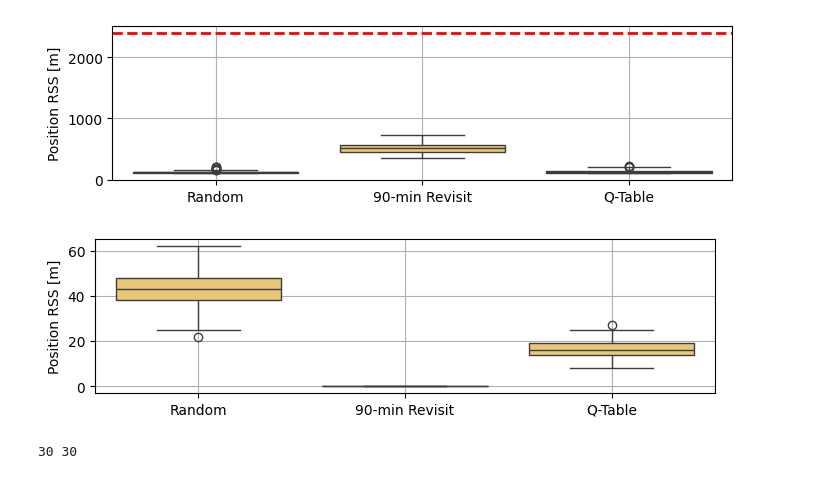
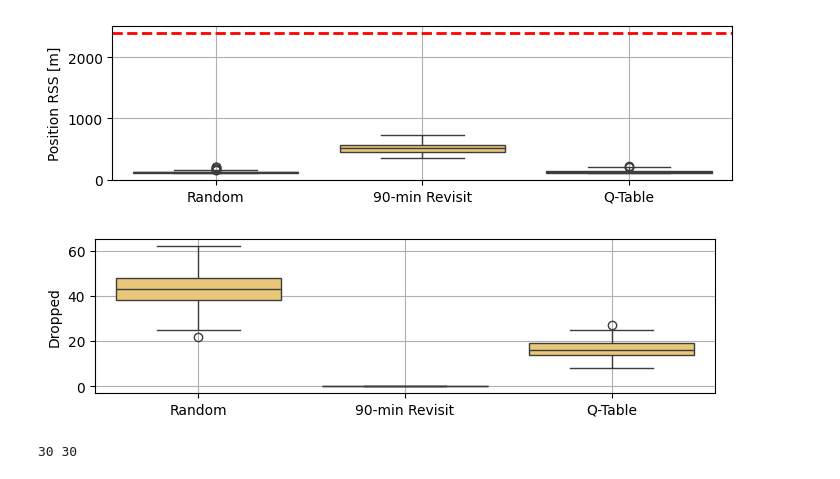
Before and after one commit to tedinspace/ssn-optimization, a Jupyter notebook: scripts/scenario0/scenario0_results.ipynb, the cells around one changed output. Cells and saved outputs as stored; diff of their text form; code cells hidden in the pictures.

```diff
--- a/scripts/scenario0/scenario0_results.ipynb
+++ b/scripts/scenario0/scenario0_results.ipynb
@@ -55,18 +55,18 @@ plt.show()
 # %%
 
 data = []
 for sim in SIMS:
     data.append(sim.dropped_scheduling)
 
 plt.figure(figsize=(8, 2))
 sns.boxplot(data=data ,color="#FBD065")
 #plt.axhline(y=np.mean(sim_tracker_DN.dropped_scheduling), color='red', linestyle='--', linewidth=2)
 plt.xticks(list(range(len(labels))), labels)
-plt.ylabel('Position RSS [m]')
+plt.ylabel('Dropped')
 plt.grid()
 plt.show()
 # %% [output]
-[figure, old version]
+[figure, new version]
 # %%
 
 # investigate
```
Also changed, not shown: 7 other files.
